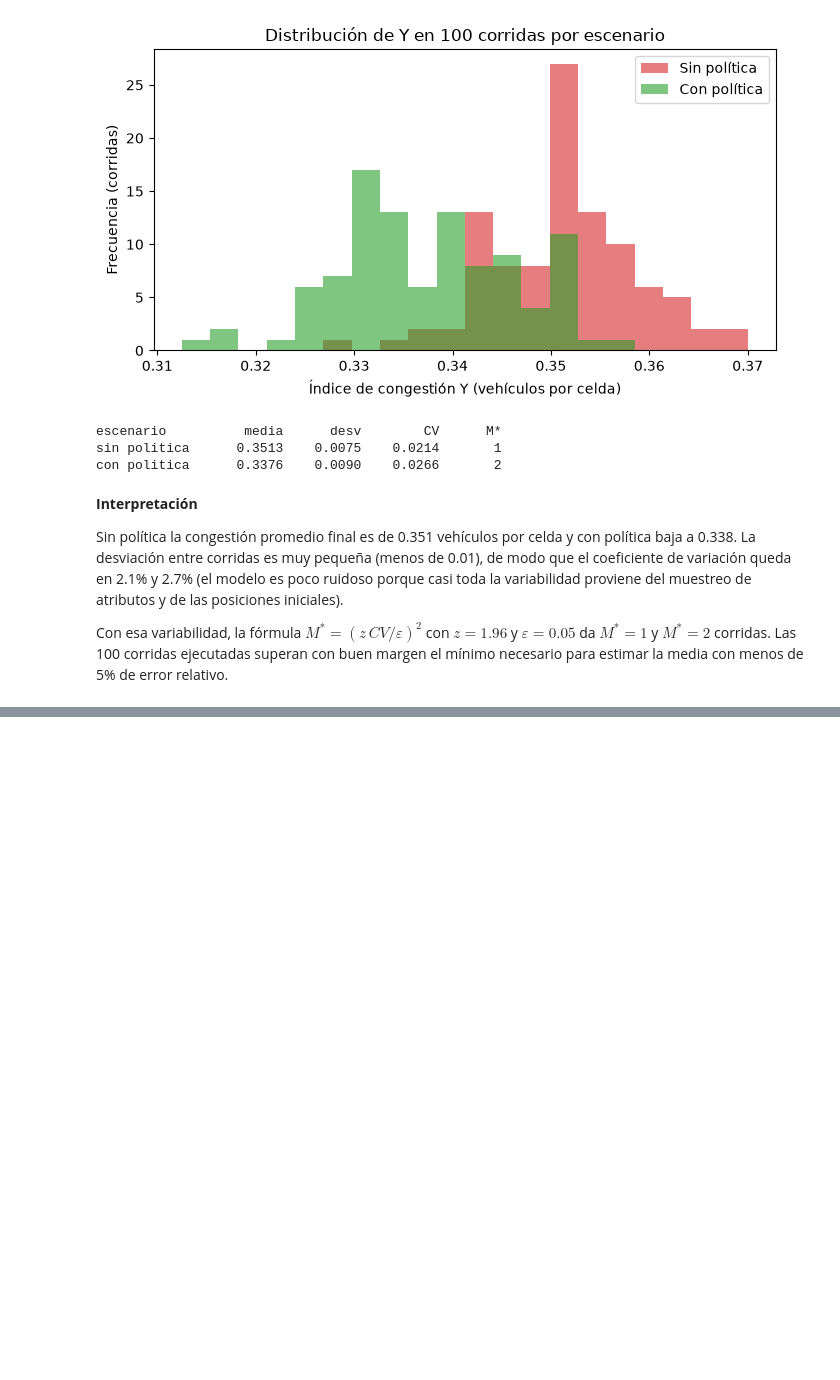
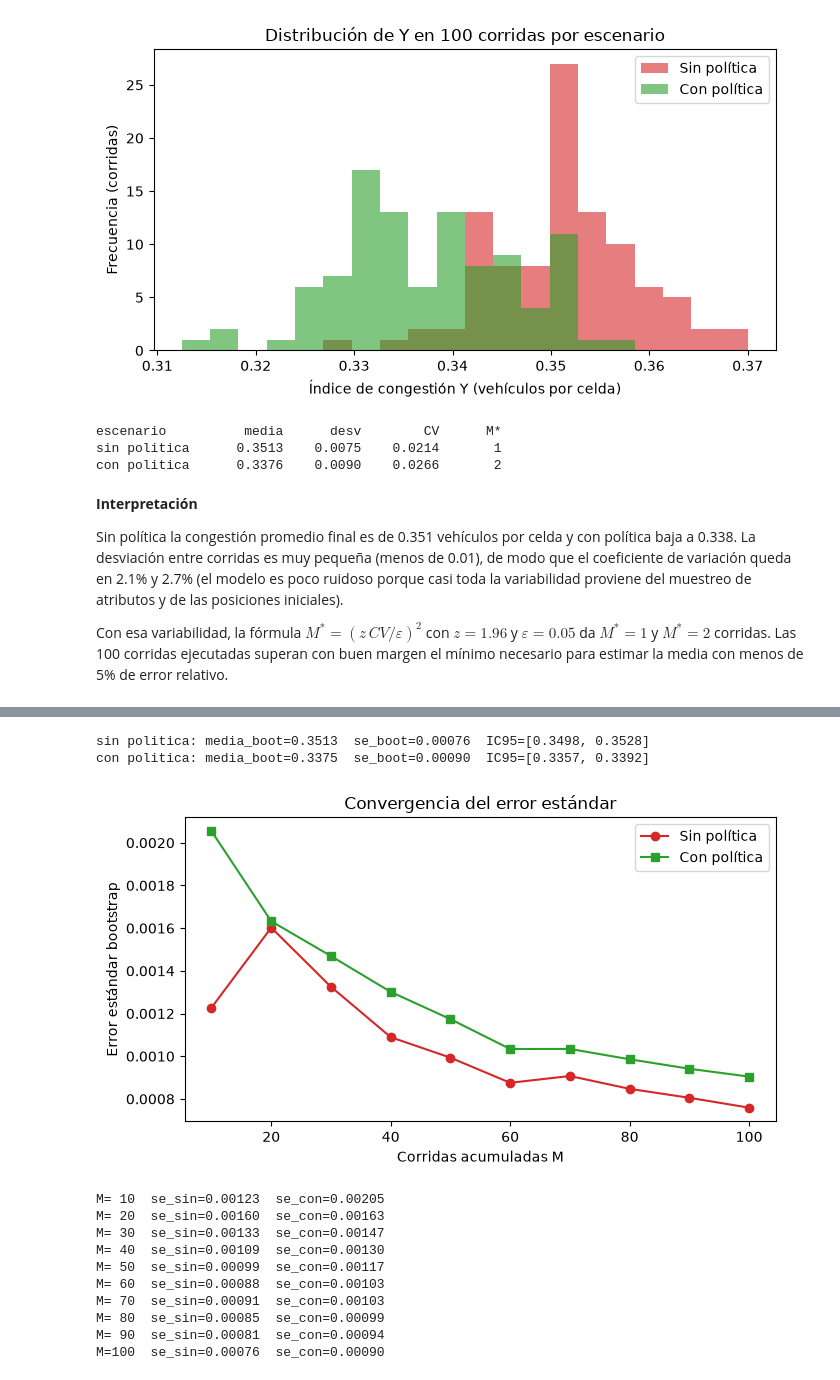
Before and after one commit to Dcextrim/CC2017---Modelacion-y-Simulacion, a Jupyter notebook: Task-1-2.ipynb, the cells around one changed output, grey strips where cells are left out. Drawn from its saved outputs; the diff is of its cells as text; code cells hidden in the pictures; blank space fills up the shorter version.

```diff
--- a/Task-1-2.ipynb
+++ b/Task-1-2.ipynb
@@ -329,0 +334,48 @@ Con esa variabilidad, la fórmula $M^{*} = (z\,CV/\varepsilon)^{2}$ con $z = 1.9
+# %%
+B = 2000
+
+
+def bootstrap_medias(datos, B=2000, semilla=12345):
+    """Devuelve las B medias remuestreadas con reemplazo."""
+    rng = np.random.default_rng(semilla)
+    indices = rng.integers(0, len(datos), size=(B, len(datos)))
+    return datos[indices].mean(axis=1)
+
+
+for nombre, Y in (("sin politica", Y_sin), ("con politica", Y_con)):
+    medias = bootstrap_medias(Y, B)
+    inferior, superior = np.percentile(medias, [2.5, 97.5])
+    print(f"{nombre}: media_boot={medias.mean():.4f}  se_boot={medias.std(ddof=1):.5f}  "
+          f"IC95=[{inferior:.4f}, {superior:.4f}]")
+# %% [output]
+sin politica: media_boot=0.3513  se_boot=0.00076  IC95=[0.3498, 0.3528]
+con politica: media_boot=0.3375  se_boot=0.00090  IC95=[0.3357, 0.3392]
+# %%
+tamanos = np.arange(10, M + 1, 10)
+se_sin = [bootstrap_medias(Y_sin[:m], B).std(ddof=1) for m in tamanos]
+se_con = [bootstrap_medias(Y_con[:m], B).std(ddof=1) for m in tamanos]
+
+fig, ax = plt.subplots(figsize=(7, 4))
+ax.plot(tamanos, se_sin, "o-", color="tab:red", label="Sin política")
+ax.plot(tamanos, se_con, "s-", color="tab:green", label="Con política")
+ax.set_xlabel("Corridas acumuladas M")
+ax.set_ylabel("Error estándar bootstrap")
+ax.set_title("Convergencia del error estándar")
+ax.legend()
+plt.tight_layout()
+plt.show()
+
+for m, a, b in zip(tamanos, se_sin, se_con):
+    print(f"M={m:3d}  se_sin={a:.5f}  se_con={b:.5f}")
+# %% [output]
+[figure, added]
+M= 10  se_sin=0.00123  se_con=0.00205
+M= 20  se_sin=0.00160  se_con=0.00163
+M= 30  se_sin=0.00133  se_con=0.00147
+M= 40  se_sin=0.00109  se_con=0.00130
+M= 50  se_sin=0.00099  se_con=0.00117
+M= 60  se_sin=0.00088  se_con=0.00103
+M= 70  se_sin=0.00091  se_con=0.00103
+M= 80  se_sin=0.00085  se_con=0.00099
+M= 90  se_sin=0.00081  se_con=0.00094
+M=100  se_sin=0.00076  se_con=0.00090
```
Also changed, not shown: parts of 5 cells of this notebook.
